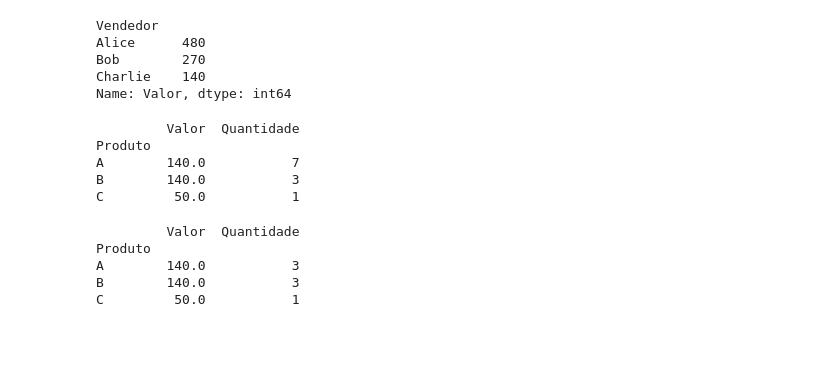
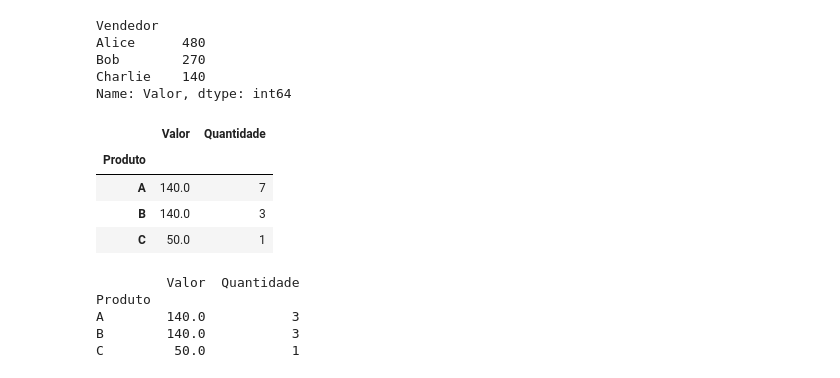
Before and after one commit to sjf1616/learning_dev, a Jupyter notebook: pandas-learning/notebooks/gmilearn.ipynb, the cells around one changed output. Cells and saved outputs as stored; diff of their text form; code cells hidden in the pictures; blank space fills up the shorter version.

```diff
--- a/pandas-learning/notebooks/gmilearn.ipynb
+++ b/pandas-learning/notebooks/gmilearn.ipynb
@@ -55,13 +55,13 @@ Charlie    140
 Name: Valor, dtype: int64
 # %%
 analise_por_produto = df_vendas.groupby("Produto").agg({'Valor':'mean', 'Quantidade': 'sum'})
-print(analise_por_produto)
+analise_por_produto
 # %% [output]
-         Valor  Quantidade
-Produto
-A        140.0           7
-B        140.0           3
-C         50.0           1
+|  | Valor | Quantidade |
+| Produto |  |  |
+| A | 140.0 | 7 |
+| B | 140.0 | 3 |
+| C | 50.0 | 1 |
 # %%
 teste = df_vendas.groupby("Produto").agg({'Valor':'mean', 'Quantidade':'count'})
 print(teste)
```
Also changed, not shown: parts of 2 cells of this notebook, 1 other file.
